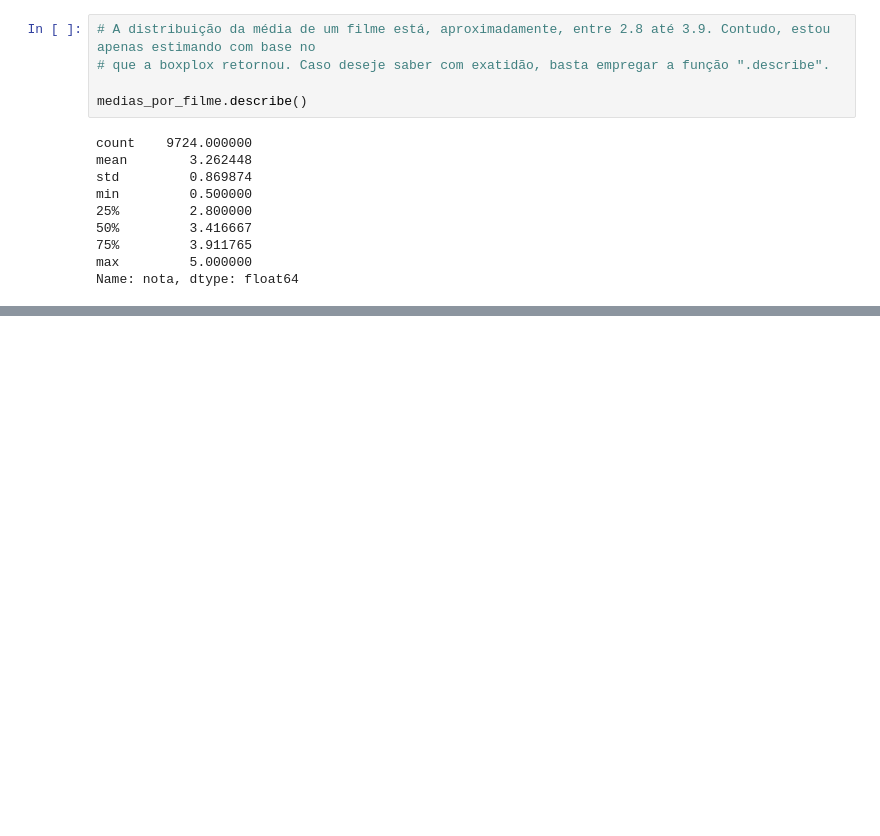
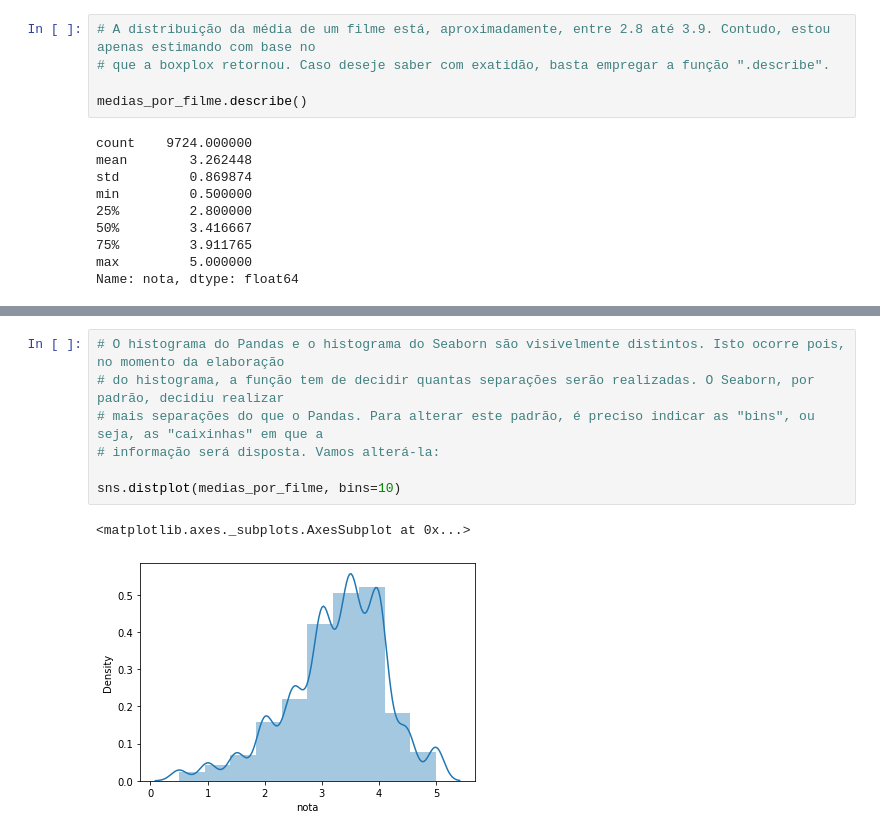
Before and after one commit to MateusJoseAdv/introducao_data_science, a Jupyter notebook: Introducao_data_science_aula2.ipynb, the cells around one changed output, grey strips where cells are left out. Drawn from its saved outputs; the diff is of its cells as text; blank space fills up the shorter version.

```diff
--- a/Introducao_data_science_aula2.ipynb
+++ b/Introducao_data_science_aula2.ipynb
@@ -313,0 +335,10 @@ Portanto:
+# %%
+# O histograma do Pandas e o histograma do Seaborn são visivelmente distintos. Isto ocorre pois, no momento da elaboração
+# do histograma, a função tem de decidir quantas separações serão realizadas. O Seaborn, por padrão, decidiu realizar
+# mais separações do que o Pandas. Para alterar este padrão, é preciso indicar as "bins", ou seja, as "caixinhas" em que a
+# informação será disposta. Vamos alterá-la:
+
+sns.distplot(medias_por_filme, bins=10)
+# %% [output]
+<matplotlib.axes._subplots.AxesSubplot at 0x...>
+[figure, added]
```
Also changed, not shown: parts of 9 cells of this notebook.
